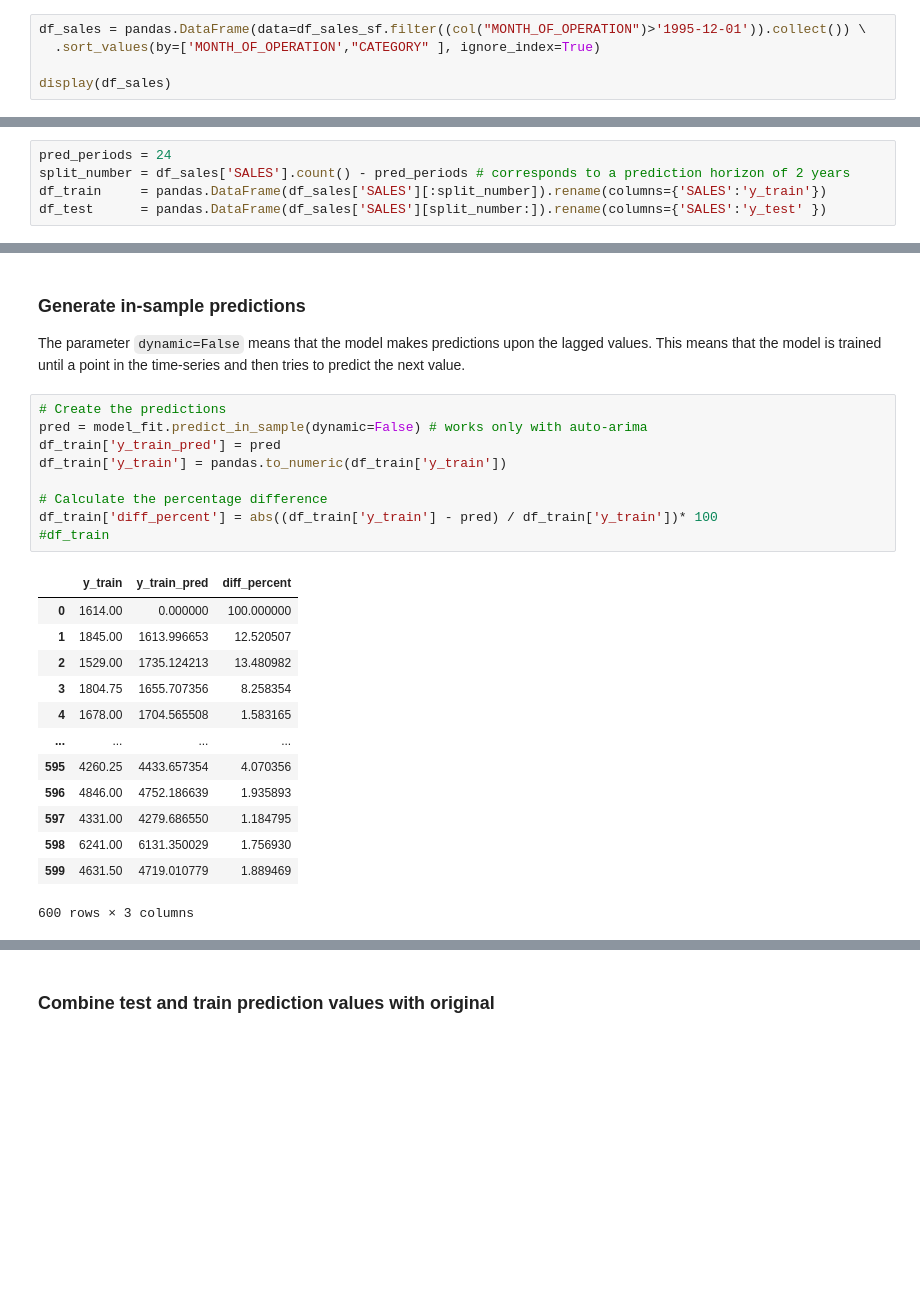
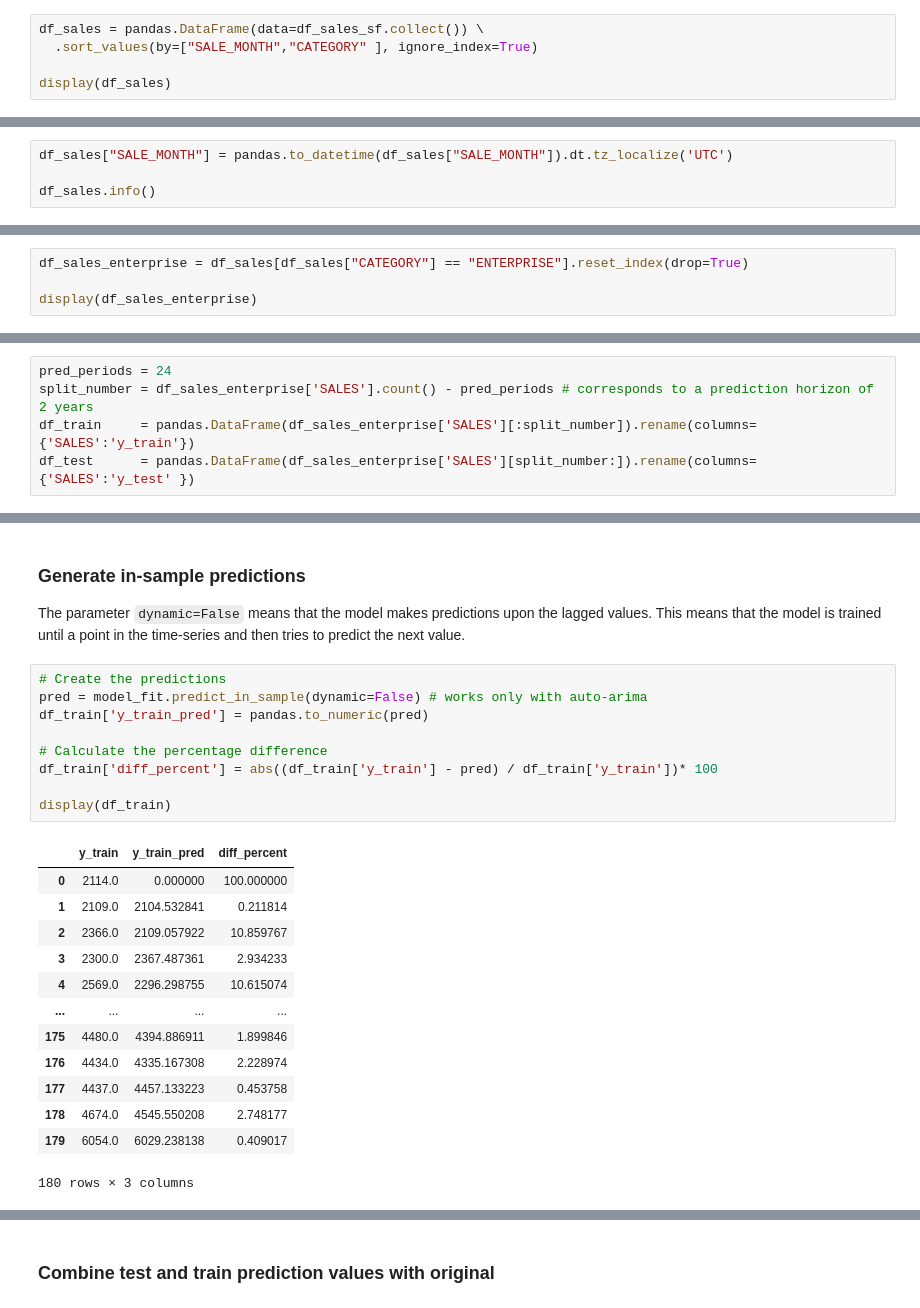
Before and after one commit to ChrisHastieIW/Snowflake-BUILD-2022, a Jupyter notebook: 02_data_science.ipynb, the cells around one changed output, grey strips where cells are left out. Cells and saved outputs as stored; diff of their text form; blank space fills up the shorter version.

```diff
--- a/02_data_science.ipynb
+++ b/02_data_science.ipynb
@@ -65,8 +61,8 @@ df_sales_sf.show()
 
 Our current dataframe is a Snowflake dataframe, representing a query to an object in Snowflake. We wish to download this into a Pandas dataframe so that we can manipulate it more freely.
 # %%
-df_sales = pandas.DataFrame(data=df_sales_sf.filter((col("MONTH_OF_OPERATION")>'1995-12-01')).collect()) \
-  .sort_values(by=['MONTH_OF_OPERATION',"CATEGORY" ], ignore_index=True)
+df_sales = pandas.DataFrame(data=df_sales_sf.collect()) \
+  .sort_values(by=["SALE_MONTH","CATEGORY" ], ignore_index=True)
 
 display(df_sales)
 # %% [output]
@@ -85,0 +86,4 @@ display(df_sales)
+# %%
+df_sales["SALE_MONTH"] = pandas.to_datetime(df_sales["SALE_MONTH"]).dt.tz_localize('UTC')
+
+df_sales.info()
@@ -85,0 +105,4 @@ display(df_sales)
+# %%
+df_sales_enterprise = df_sales[df_sales["CATEGORY"] == "ENTERPRISE"].reset_index(drop=True)
+
+display(df_sales_enterprise)
@@ -93,9 +130,9 @@ Now that we have our data, we are ready to begin constructing our predictive mod
 Split our data into train and test, based on a predictive horizon of 2 years
 # %%
 pred_periods = 24
-split_number = df_sales['SALES'].count() - pred_periods # corresponds to a prediction horizon of 2 years
-df_train     = pandas.DataFrame(df_sales['SALES'][:split_number]).rename(columns={'SALES':'y_train'})
-df_test      = pandas.DataFrame(df_sales['SALES'][split_number:]).rename(columns={'SALES':'y_test' })
+split_number = df_sales_enterprise['SALES'].count() - pred_periods # corresponds to a prediction horizon of 2 years
+df_train     = pandas.DataFrame(df_sales_enterprise['SALES'][:split_number]).rename(columns={'SALES':'y_train'})
+df_test      = pandas.DataFrame(df_sales_enterprise['SALES'][split_number:]).rename(columns={'SALES':'y_test' })
 # %% [markdown]
 ### Create Auto Arima model
 
@@ -158,26 +195,26 @@ The parameter `dynamic=False` means that the model makes predictions upon the la
 # %%
 # Create the predictions
 pred = model_fit.predict_in_sample(dynamic=False) # works only with auto-arima
-df_train['y_train_pred'] = pred
-df_train['y_train'] = pandas.to_numeric(df_train['y_train'])
+df_train['y_train_pred'] = pandas.to_numeric(pred)
 
 # Calculate the percentage difference
 df_train['diff_percent'] = abs((df_train['y_train'] - pred) / df_train['y_train'])* 100
-#df_train
+
+display(df_train)
 # %% [output]
 |  | y_train | y_train_pred | diff_percent |
-| 0 | 1614.00 | 0.000000 | 100.000000 |
-| 1 | 1845.00 | 1613.996653 | 12.520507 |
-| 2 | 1529.00 | 1735.124213 | 13.480982 |
-| 3 | 1804.75 | 1655.707356 | 8.258354 |
-| 4 | 1678.00 | 1704.565508 | 1.583165 |
+| 0 | 2114.0 | 0.000000 | 100.000000 |
+| 1 | 2109.0 | 2104.532841 | 0.211814 |
+| 2 | 2366.0 | 2109.057922 | 10.859767 |
+| 3 | 2300.0 | 2367.487361 | 2.934233 |
+| 4 | 2569.0 | 2296.298755 | 10.615074 |
 | ... | ... | ... | ... |
-| 595 | 4260.25 | 4433.657354 | 4.070356 |
-| 596 | 4846.00 | 4752.186639 | 1.935893 |
-| 597 | 4331.00 | 4279.686550 | 1.184795 |
-| 598 | 6241.00 | 6131.350029 | 1.756930 |
-| 599 | 4631.50 | 4719.010779 | 1.889469 |
+| 175 | 4480.0 | 4394.886911 | 1.899846 |
+| 176 | 4434.0 | 4335.167308 | 2.228974 |
+| 177 | 4437.0 | 4457.133223 | 0.453758 |
+| 178 | 4674.0 | 4545.550208 | 2.748177 |
+| 179 | 6054.0 | 6029.238138 | 0.409017 |
-600 rows × 3 columns
+180 rows × 3 columns
 # %% [markdown]
 ### Generate predictions on test data
 
```
Also changed, not shown: parts of 26 cells of this notebook, 3 other files.
